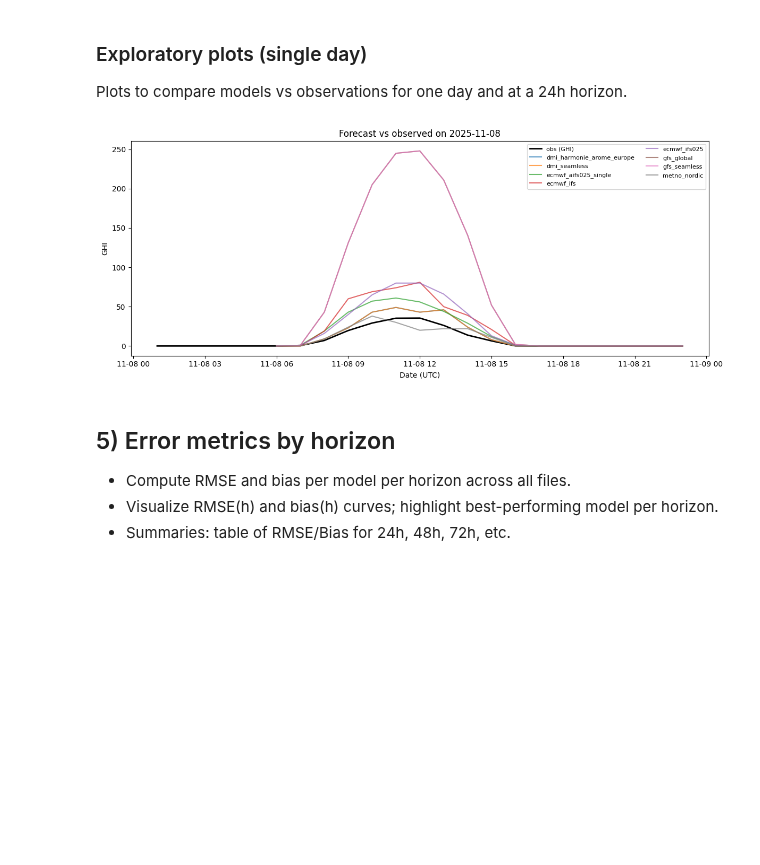
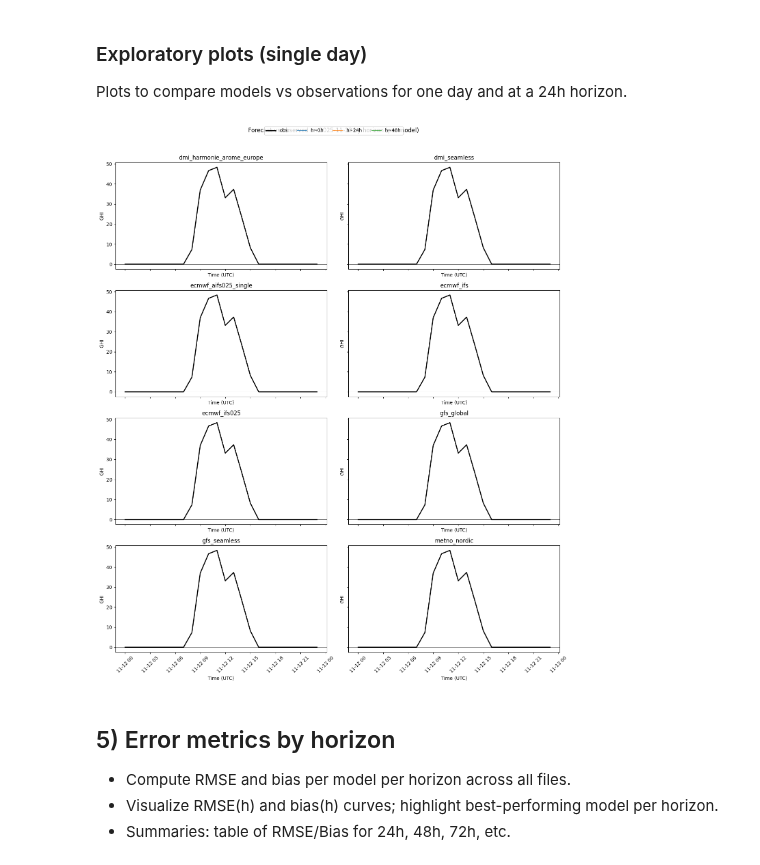
Before and after one commit to Louis2308/Solar-poster, a Jupyter notebook: Forcast_Comparison.ipynb, the cells around one changed output. Cells and saved outputs as stored; diff of their text form; code cells hidden in the pictures; blank space fills up the shorter version.

```diff
--- a/Forcast_Comparison.ipynb
+++ b/Forcast_Comparison.ipynb
@@ -204,32 +204,68 @@ Total models in aligned data: 8 -> ['dmi_harmonie_arome_europe', 'dmi_seamless',
 ### Exploratory plots (single day)
 Plots to compare models vs observations for one day and at a 24h horizon.
 # %%
+
 import numpy as np
+import pandas as pd
 
 if aligned.empty:
     raise ValueError("Run the alignment cell first to build 'aligned'")
 
-# Pick earliest day with nonzero GHI
-sunny_dates = aligned.loc[aligned['ghi'] > 0, 'date'].dt.floor('D')
-if sunny_dates.empty:
-    raise ValueError("No nonzero GHI found; check observations")
-plot_day = sunny_dates.min()
+# Pick a single target day (UTC)
+target_day = pd.to_datetime('2025-11-12', utc=True)
 
-obs_day = obs_ready[obs_ready['date'].dt.floor('D') == plot_day]
-fc_day = aligned[aligned['date'].dt.floor('D') == plot_day]
+# Available dates (UTC) for quick reference
+avail_dates = aligned['date'].dt.floor('D').dropna().unique()
 
-plt.figure(figsize=(12, 5))
-plt.plot(obs_day['date'], obs_day['ghi'], label='obs (GHI)', color='black', linewidth=2)
-for model, grp in fc_day.groupby('model'):
-    plt.plot(grp['date'], grp['forecast'], label=model, alpha=0.7)
-plt.xlabel('Date (UTC)')
-plt.ylabel('GHI')
-plt.title(f'Forecast vs observed on {plot_day.date()}')
-plt.legend(ncol=2, fontsize=8)
+obs_day = obs_ready[obs_ready['date'].dt.floor('D') == target_day]
+fc_day = aligned[aligned['date'].dt.floor('D') == target_day].copy()
+
+if obs_day.empty or fc_day.empty:
+    print("Available dates in aligned (UTC):", np.sort(avail_dates))
+    raise ValueError("No data for the chosen target_day; adjust target_day")
+
+# Keep representative horizons (every 24h up to 7 days)
+keep_bins = [0, 24, 48, 72, 96, 120, 144]
+fc_day['h_bin'] = fc_day['horizon_hours'].round(0)
+fc_day = fc_day[fc_day['h_bin'].isin(keep_bins)]
+
+models = sorted(fc_day['model'].unique())
+
+# Plot each model separately with obs + its horizons
+n_models = len(models)
+cols = 2
+rows = int(np.ceil(n_models / cols))
+fig, axes = plt.subplots(rows, cols, figsize=(14, 4*rows), sharex=True, sharey=True)
+axes = axes.flatten()
+
+for ax, model in zip(axes, models):
+    sub = fc_day[fc_day['model'] == model]
+    ax.plot(obs_day['date'], obs_day['ghi'], color='black', linewidth=2, label='obs')
+    for hbin, grp in sub.groupby('h_bin'):
+        ax.plot(grp['date'], grp['forecast'], label=f'h~{int(hbin)}h', alpha=0.7)
+    ax.set_title(model)
+    ax.axhline(0, color='k', linewidth=0.5)
+    ax.tick_params(axis='x', rotation=45)
+    ax.set_xlabel('Time (UTC)')
+    ax.set_ylabel('GHI')
+
+# Hide any unused subplots
+for ax in axes[n_models:]:
+    ax.set_visible(False)
+
+# Build a combined legend from the first subplot that has lines
+handles, labels = [], []
+for ax in axes:
+    h, l = ax.get_legend_handles_labels()
+    if h:
+        handles, labels = h, l
+        break
+fig.legend(handles, labels, loc='upper center', ncol=min(4, len(labels)))
+fig.suptitle(f'Forecast vs observed on {target_day.date()} by horizon (per model)', y=1.02)
 plt.tight_layout()
 plt.show()
 # %% [output]
-[figure, old version]
+[figure, new version]
 # %% [markdown]
 
 ## 5) Error metrics by horizon
```
